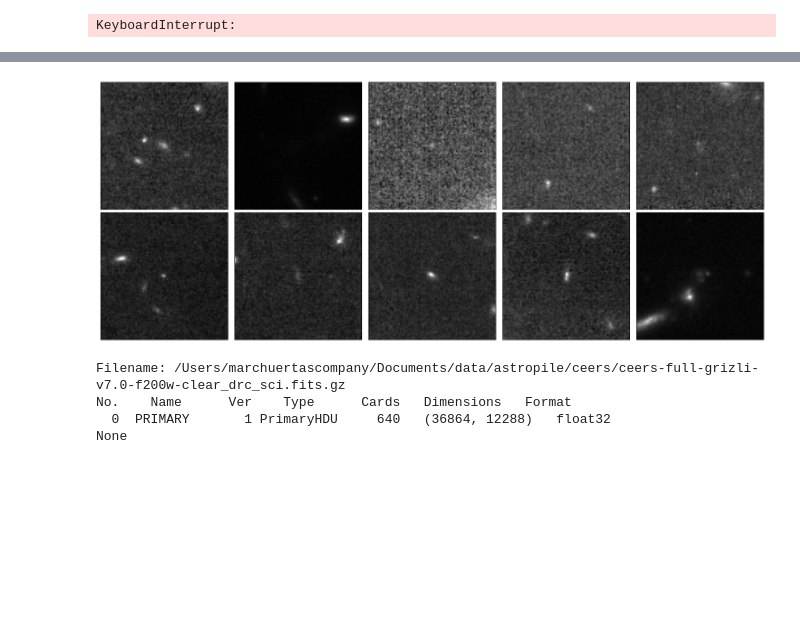
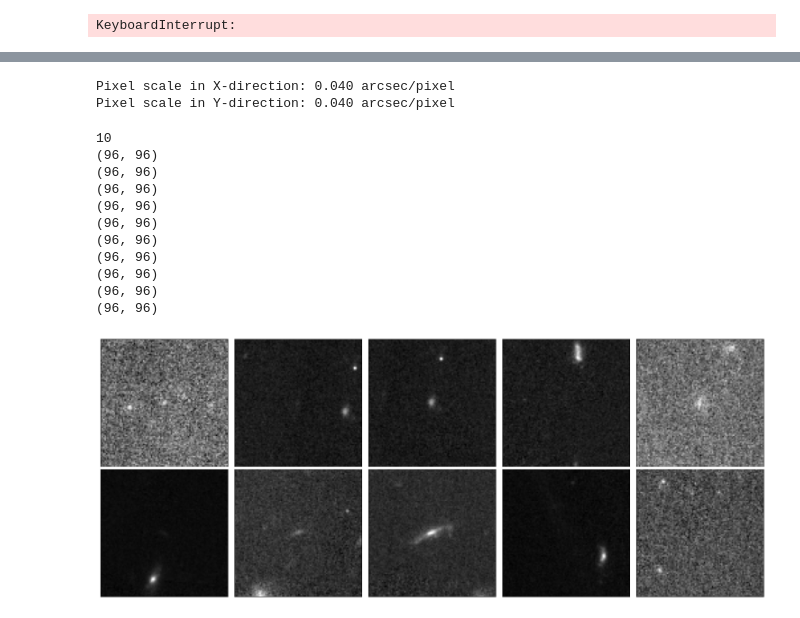
Before and after one commit to AstroPile/AstroPile_prototype, a Jupyter notebook: scripts/jwst/get_cosmosweb.ipynb, the cells around one changed output, grey strips where cells are left out. Cells and saved outputs as stored; diff of their text form; code cells hidden in the pictures; blank space fills up the shorter version.

```diff
--- a/scripts/jwst/get_cosmosweb.ipynb
+++ b/scripts/jwst/get_cosmosweb.ipynb
@@ -192,19 +197,21 @@ for f in filter_list:
             decvec=[]
             JWST_stamps=[]
             idvec=[]
-            for idn, ra,dec in zip(phot_table['id'], phot_table['ra'], phot_table['dec']):
+            for idn, ra,dec in zip(phot_table['object_id'][0:100].value, phot_table['ra'][0:100].value, phot_table['dec'][0:100].value):
                 try:
-                    #full = 'nircam_'+str(field)+'_'+str(idn)
+
                     position = SkyCoord(ra,dec,unit="deg")
                     #print(ra,dec)
                     stamp = Cutout2D(sci,position,image_size,wcs=wcs)
-
+                    print(stamp.data.shape)
                     if np.max(stamp.data)<=0 or np.count_nonzero(stamp.data==0)>10:
+                        print('empty stamp')
                         continue
 
                     #transform = AsinhStretch() + interval
                     #norm = transform(stamp.data)
-                    norm = stamp
+                    norm = stamp.data
+                    print(norm.shape)
                     #pdb.set_trace()
                     #stamp_name = data_path+"NirCam/CANDELS_stamps/v005/f200fullres/CANDELS-CEERS"+str(idn)+"_f200w_v005.fits"
                     JWST_stamps.append(norm)
@@ -219,11 +226,12 @@ for f in filter_list:
 
 
                 except:
+                    print('error')
                     continue
 
 
             # Define the filename for the pickle file
-            pickle_filename = output_directory+'/jwst_'+field_identifier+'_'+f+'_forastropile.pkl'  # Update the path as needed
+            pickle_filename = output_directory+'jwst_'+field_identifier+'_'+f+'_forastropile.pkl'  # Update the path as needed
 
             # Open a file for writing the pickle data
             with open(pickle_filename, 'wb') as pickle_file:
@@ -232,7 +240,8 @@ for f in filter_list:
                     'JWST_stamps': JWST_stamps,
                     'idvec': idvec,
                     'ravec': ravec,
-                    'decvec': decvec
+                    'decvec': decvec,
+                    'phot_table': phot_table[0:100]
                 }
                 # Use pickle.dump() to store the data in the file
                 pickle.dump(data_to_store, pickle_file)
@@ -250,0 +314,29 @@ print(len(JWST_stamps))
+# %%
+from astropy.io import fits
+from astropy.wcs import WCS
+import numpy as np
+
+# Assuming 'im' is your FITS file object:
+header = im['PRIMARY'].header  # Or any other HDU with the relevant WCS information
+
+# Create a WCS object from the header
+wcs_info = WCS(header)
+
+# Now, calculate the pixel scale.
+# We'll use a typical approach by measuring the scale at the reference pixel.
+# CD_ij elements give the transformation from pixel to world coordinates.
+# The pixel scale is the norm of the CD matrix's column vectors for most WCS systems.
+
+# Extract the CD matrix elements from the WCS object
+cd = wcs_info.wcs.cd  # This contains CD1_1, CD1_2, CD2_1, CD2_2
+
+# Calculate the pixel scale for each direction, assuming square pixels and small angles.
+# We'll convert from degrees to arcseconds by multiplying by 3600.
+pixel_scale_x = np.sqrt(cd[0,0]**2 + cd[1,0]**2) * 3600  # X direction
+pixel_scale_y = np.sqrt(cd[0,1]**2 + cd[1,1]**2) * 3600  # Y direction
+
+print(f"Pixel scale in X-direction: {pixel_scale_x:.3f} arcsec/pixel")
+print(f"Pixel scale in Y-direction: {pixel_scale_y:.3f} arcsec/pixel")
+# %% [output]
+Pixel scale in X-direction: 0.040 arcsec/pixel
+Pixel scale in Y-direction: 0.040 arcsec/pixel
@@ -251,40 +362,49 @@ print(len(JWST_stamps))
 # %%
 import matplotlib.pyplot as plt
 import numpy as np
 
 # Check if there are at least 10 stamps; if not, use the total number of stamps
 num_stamps = min(10, len(JWST_stamps))
+print(num_stamps)
 
-# Select 10 random stamps if there are enough, otherwise select all
-selected_stamps = np.random.choice(JWST_stamps, size=num_stamps, replace=False)
+# Generate random indices
+indices = np.random.choice(len(JWST_stamps), size=num_stamps, replace=False)
+
+# Use the indices to select the stamps
+selected_stamps = [JWST_stamps[i] for i in indices]
 
 # Create a figure and axes with 2 rows and 5 columns
 fig, axs = plt.subplots(2, 5, figsize=(15, 6))
 
 # Flatten the array of axes to make indexing easier
 axs_flat = axs.flatten()
 
 # Loop through the selected stamps and the flattened axes
 for stamp, ax in zip(selected_stamps, axs_flat):
     # Display the stamp on the current axis
-    ax.imshow(stamp.data, origin='lower', cmap='gray')
+    print(stamp.shape)
+    ax.imshow(stamp, origin='lower', cmap='gray')
     # Remove the axis ticks
     ax.set_xticks([])
     ax.set_yticks([])
 
 # Hide any unused axes if there are less than 10 stamps
 for i in range(num_stamps, 10):
     axs_flat[i].axis('off')
 
 # Adjust layout and display the plot
 plt.tight_layout()
 plt.show()
 # %% [output]
+10
+(96, 96)
+(96, 96)
+(96, 96)
+(96, 96)
+(96, 96)
+(96, 96)
+(96, 96)
+(96, 96)
+(96, 96)
+(96, 96)
-[figure, old version]
+[figure, new version]
-# %%
-print(im.info())
-# %% [output]
-Filename: /Users/marchuertascompany/Documents/data/astropile/ceers/ceers-full-grizli-v7.0-f200w-clear_drc_sci.fits.gz
-No.    Name      Ver    Type      Cards   Dimensions   Format
-  0  PRIMARY       1 PrimaryHDU     640   (36864, 12288)   float32
-None
```
Also changed, not shown: parts of 11 cells of this notebook.
